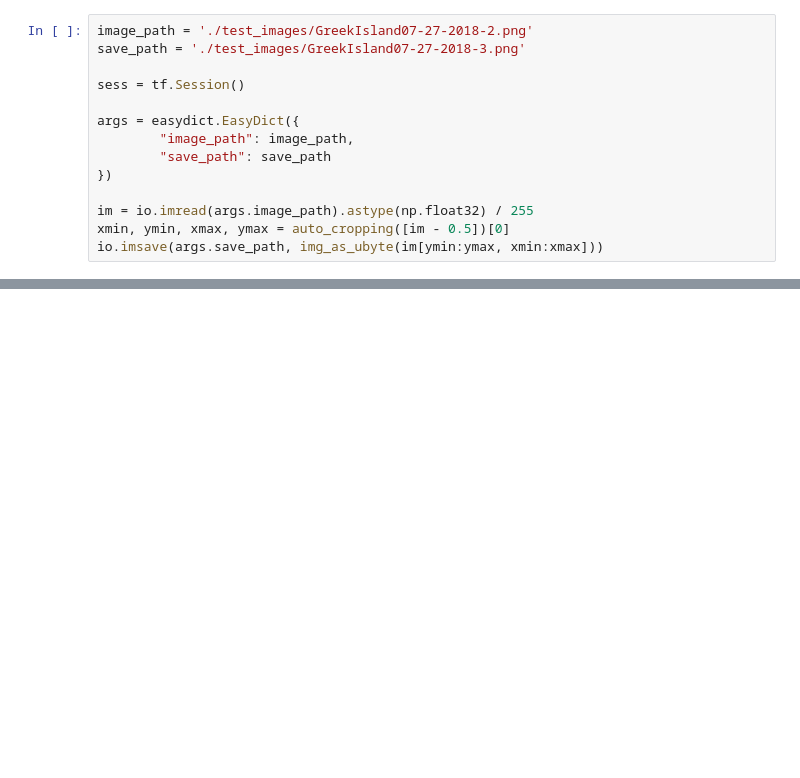
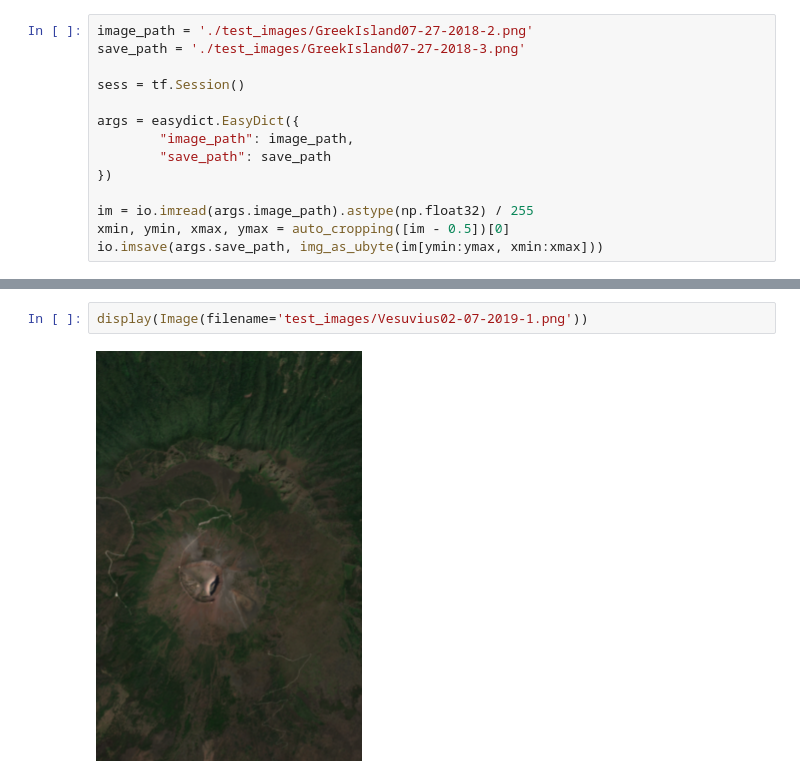
Before and after one commit to cfortunylombra/AI4EO-ReinforcementLearning, a Jupyter notebook: A2RL-main.ipynb, the cells around one changed output, grey strips where cells are left out. Cells and saved outputs as stored; diff of their text form; blank space fills up the shorter version.

```diff
--- a/A2RL-main.ipynb
+++ b/A2RL-main.ipynb
@@ -391,0 +328,4 @@ display(Image(filename='test_images/GreekIsland07-27-2018-3.png'))
+# %%
+display(Image(filename='test_images/Vesuvius02-07-2019-1.png'))
+# %% [output]
+[figure, added]
```
Also changed, not shown: parts of 37 cells of this notebook, 14 other files.
